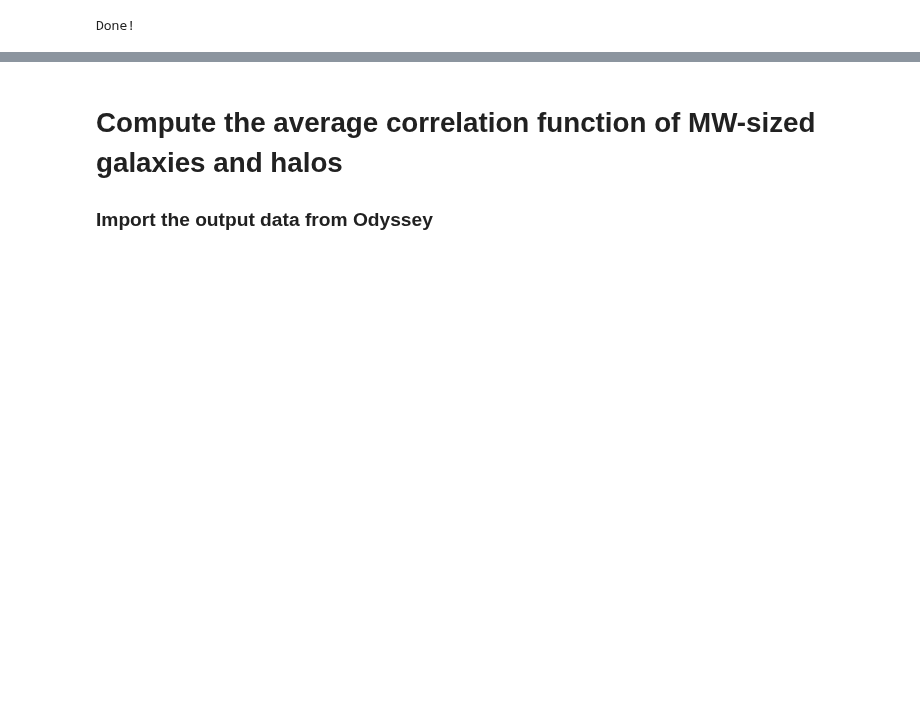
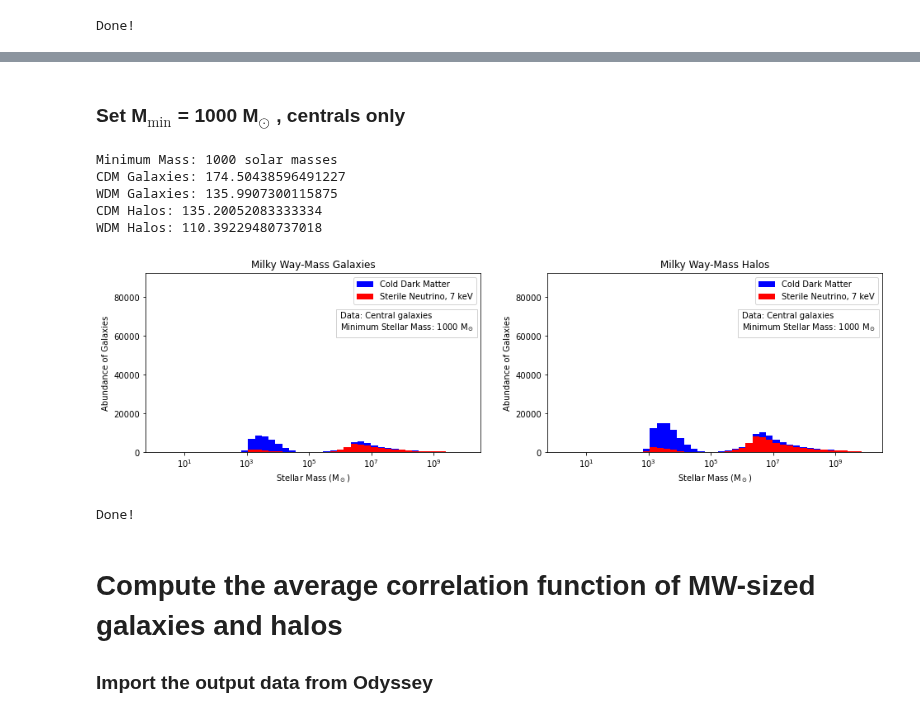
Before and after one commit to mshiferaw/WDM, a Jupyter notebook: Summer 2020/6 Local Group.ipynb, the cells around one changed output, grey strips where cells are left out. Cells and saved outputs as stored; diff of their text form; code cells hidden in the pictures; blank space fills up the shorter version.

```diff
--- a/Summer 2020/6 Local Group.ipynb
+++ b/Summer 2020/6 Local Group.ipynb
@@ -244,3 +267,15 @@ Done!
+# %% [markdown]
+### Set M$_{\mathrm{min}}$ = 1000 M$_{\odot}$ , centrals only
+# %%
+shell_zip(cdm_galaxy_mass, wdm_galaxy_mass, cdm_galaxy, wdm_galaxy, cdm_mass, wdm_mass, cdm, wdm, m_min = 1000, issat = 0)
+# %% [output]
+Minimum Mass: 1000 solar masses
+CDM Galaxies: 174.50438596491227
+WDM Galaxies: 135.9907300115875
+CDM Halos: 135.20052083333334
+WDM Halos: 110.39229480737018
+[figure, added]
+Done!
 # %% [markdown]
 # Compute the average correlation function of MW-sized galaxies and halos
 ### Import the output data from Odyssey
```
Also changed, not shown: parts of 8 cells of this notebook.
